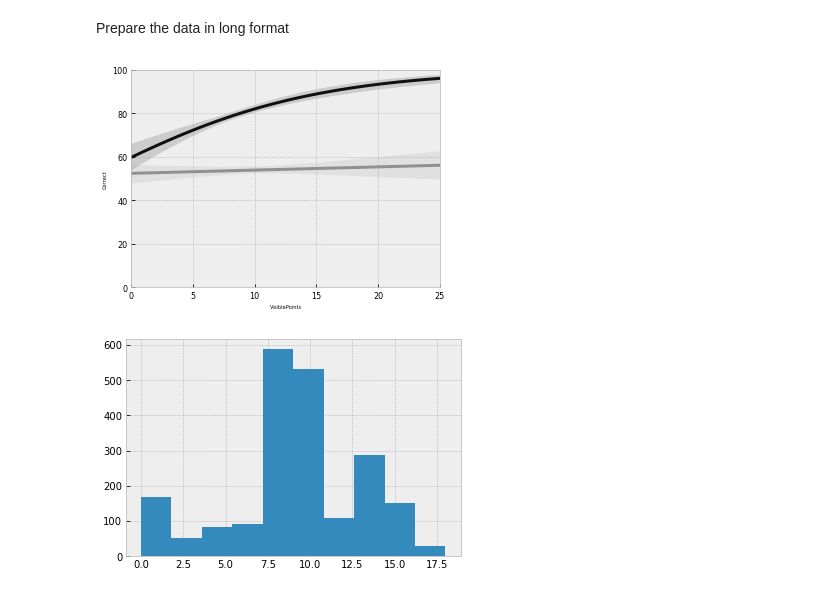
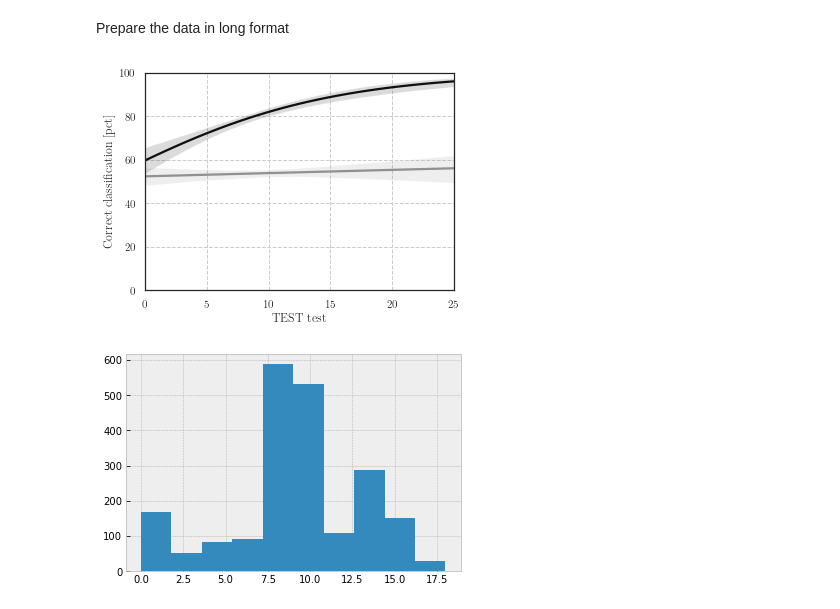
Before and after one commit to footballdaniel/AlgorithmicValidation, a Jupyter notebook: _dataInterpretation/logisticRegression.ipynb, the cells around one changed output. Saved outputs shown, nothing was run; the diff lists cells and outputs as text; code cells hidden in the pictures.

Commit message:
Add plots

```diff
--- a/_dataInterpretation/logisticRegression.ipynb
+++ b/_dataInterpretation/logisticRegression.ipynb
@@ -75,40 +75,41 @@ df = df[df.AOI != "Other"]
 df = df[df.Label != "Other"]
 # %%
 # Logistic regression
-sns.set_context(rc=
-    {
-        'pgf.texsystem': 'pdflatex',
-        'font.family': 'serif',
-        "font.size":8,
-        "axes.titlesize":8,
-        "axes.labelsize":5,
-        'pgf.texsystem': 'pdflatex',
-        'axes.titlesize': 'medium',
-        'text.usetex': True,
-        'pgf.rcfonts': False,
-        'axes.unicode_minus': False
-
-    }
-)
 
 # Figure settings for export
 pts_document_with = 400. # How wide is the page
 pts_per_inch = 1. / 72.27
 figure_width = pts_document_with * pts_per_inch
+sns.set_style('white')
 
 # Create figure and plot
 fig, axes = plt.subplots(nrows=1, ncols=1, figsize = (figure_width,4), sharey = True)
 p = sns.scatterplot() # Empty plot
 
 p.set_xlim(0,25)
 p.set_ylim(0,1)
 
 p.set_yticklabels(np.round(p.get_yticks()*100).astype(int))
 
 p = sns.regplot('VisiblePoints', 'Correct', df, logistic=True, scatter=False, truncate=False, color="#101010")
 p = sns.regplot('VisiblePoints', 'Correct', df_other, logistic=True, scatter=False, truncate=False, color="#909090")
+
+p.set_ylabel("Correct classification [pct]")
+p.set_xlabel("TEST test")
+
+p.grid(linestyle='dashed')
+
+# Set text for plotting
+sns.set(rc=
+    {
+        'text.usetex' : True,
+        'font.family' : 'serif'
+    }
+)
+
+plt.savefig("VisiblePoints.svg", bbox_inches='tight')
 # %% [output]
-[figure, old version]
+[figure, new version]
 # %%
 # Bayesian regression
 # http://num.pyro.ai/en/latest/tutorials/bayesian_regression.html
```
Also changed, not shown: 3 other files.
